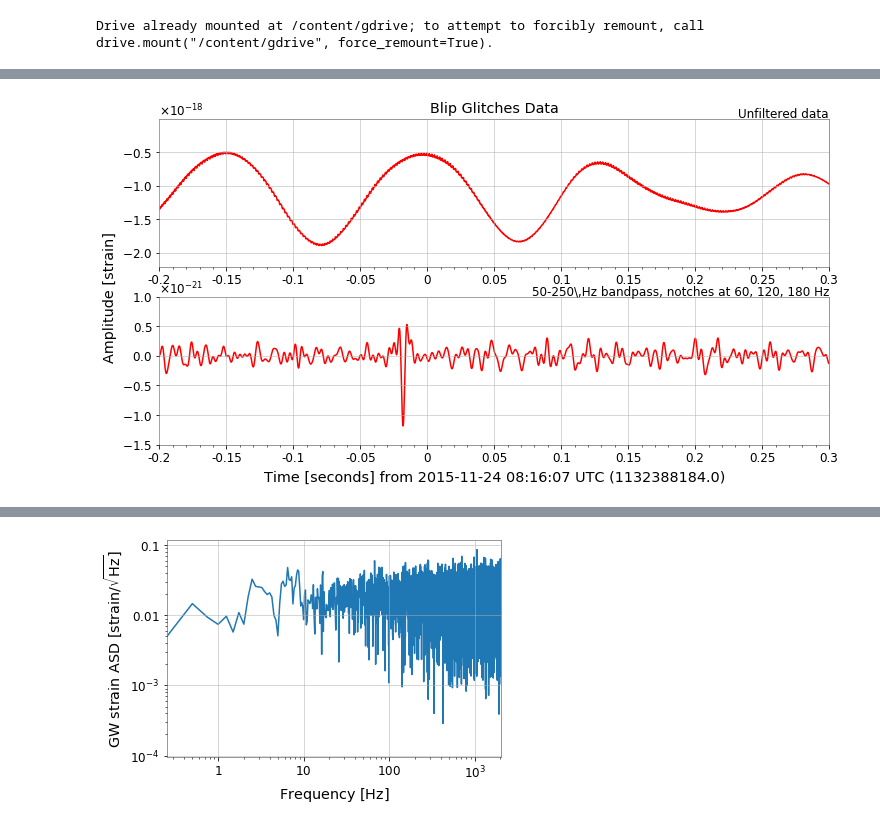
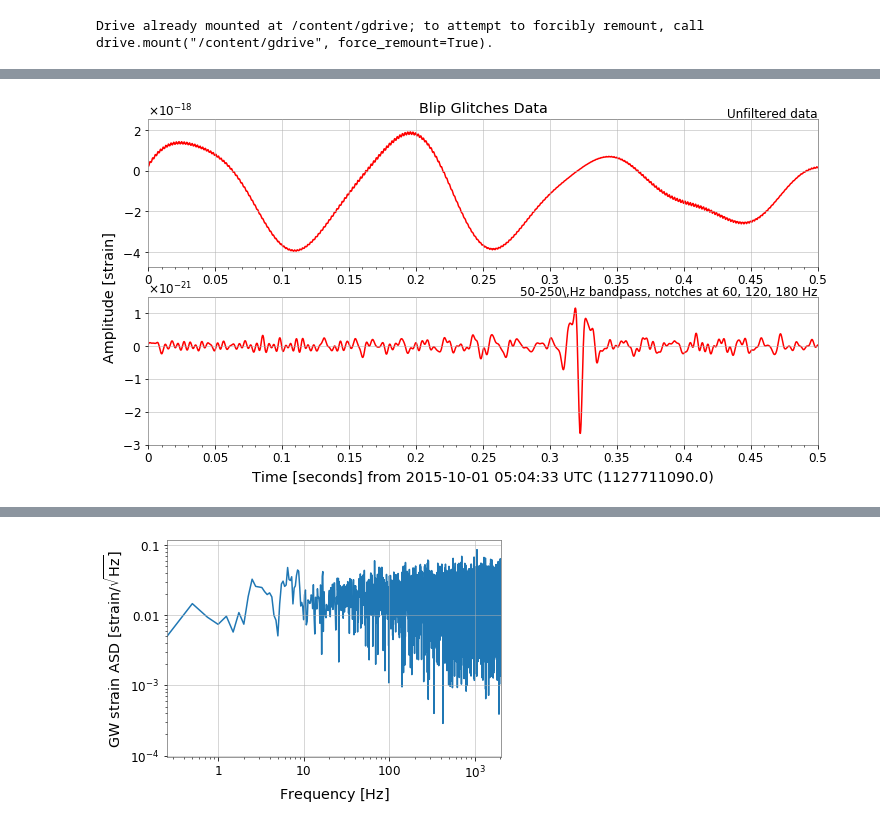
Before and after one commit to SGRGit/gwOsc, a Jupyter notebook: DataPrepBlipGlitches.ipynb, the cells around one changed output, grey strips where cells are left out. Saved outputs shown, nothing was run; the diff lists cells and outputs as text; code cells hidden in the pictures.

```diff
--- a/DataPrepBlipGlitches.ipynb
+++ b/DataPrepBlipGlitches.ipynb
@@ -42,5 +48,6 @@ import gwpy
 # %%
 from gwpy.timeseries import TimeSeries
-data = TimeSeries.fetch_open_data('L1', 1132388183-2, 1132388183+2)
+#data = TimeSeries.fetch_open_data('L1', 1132388183-2, 1132388183+2)
+data = TimeSeries.fetch_open_data('L1', 1127711090-2, 1127711090+2)
 # %%
 #t_value = np.linspace(1133090460-2, 1133090460+2, num = np.array(data).size)
@@ -91,17 +100,17 @@ datafilt = data.filter(zpk, filtfilt=True)
 # %%
 from gwpy.plot import Plot
 plot = Plot(data, datafilt, figsize=[12, 6], separate=True, sharex=True, color='r')
 ax1, ax2 = plot.axes
 ax1.set_title('Blip Glitches Data')
 ax1.text(1.0, 1.01, 'Unfiltered data', transform=ax1.transAxes, ha='right')
 ax1.set_ylabel('Amplitude [strain]', y=-0.2)
 ax2.set_ylabel('')
-ax2.set_xlim(1132388183.8, 1132388184.3)
-ax2.set_ylim(-1.5e-21, 1e-21)
+ax2.set_xlim(1127711090, 1127711090.5)
+ax2.set_ylim(-3e-21, 1.5e-21)
 ax2.text(1.0, 1.01, '50-250\,Hz bandpass, notches at 60, 120, 180 Hz', transform=ax2.transAxes, ha='right')
 plot.show()
 # %% [output]
-[figure, old version]
+[figure, new version]
 # %%
 #t_value = np.linspace(1133090460-2, 1133090460+2, num = np.array(data).size)
 t_value = np.linspace(1132388183-2, 1132388183+2, num = np.array(data).size)
```
Also changed, not shown: parts of 7 cells of this notebook.
